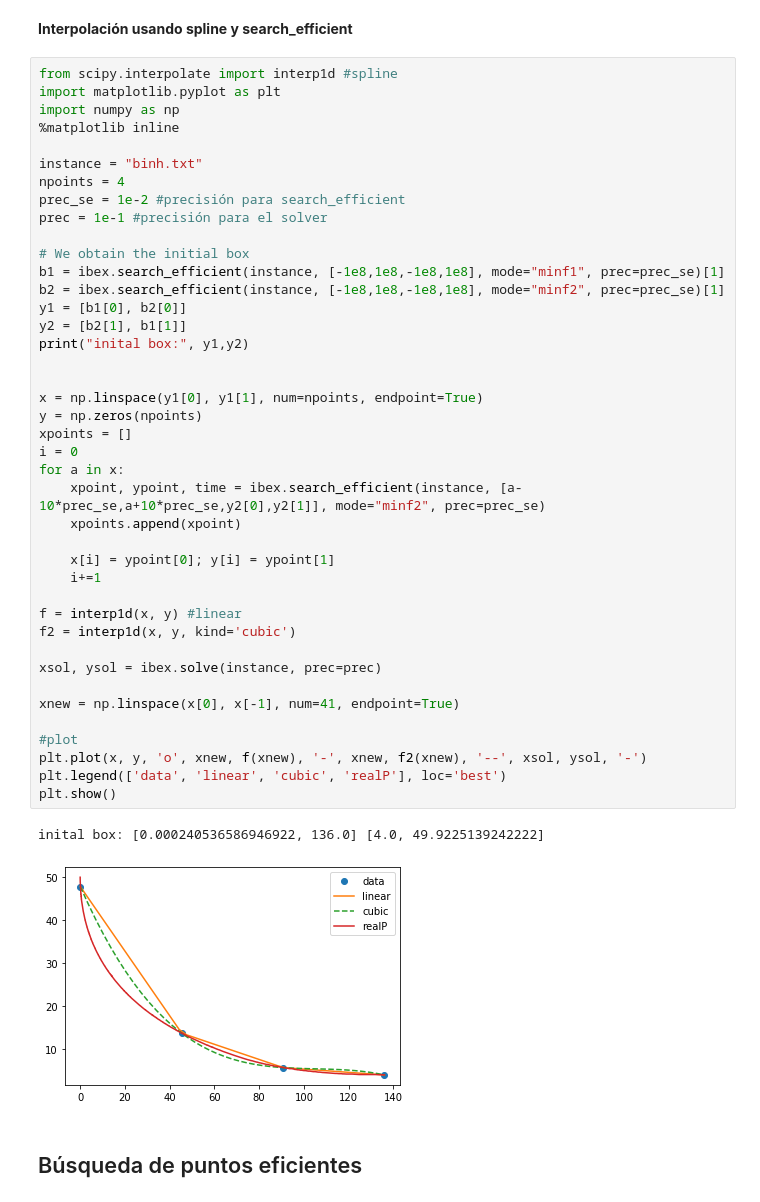
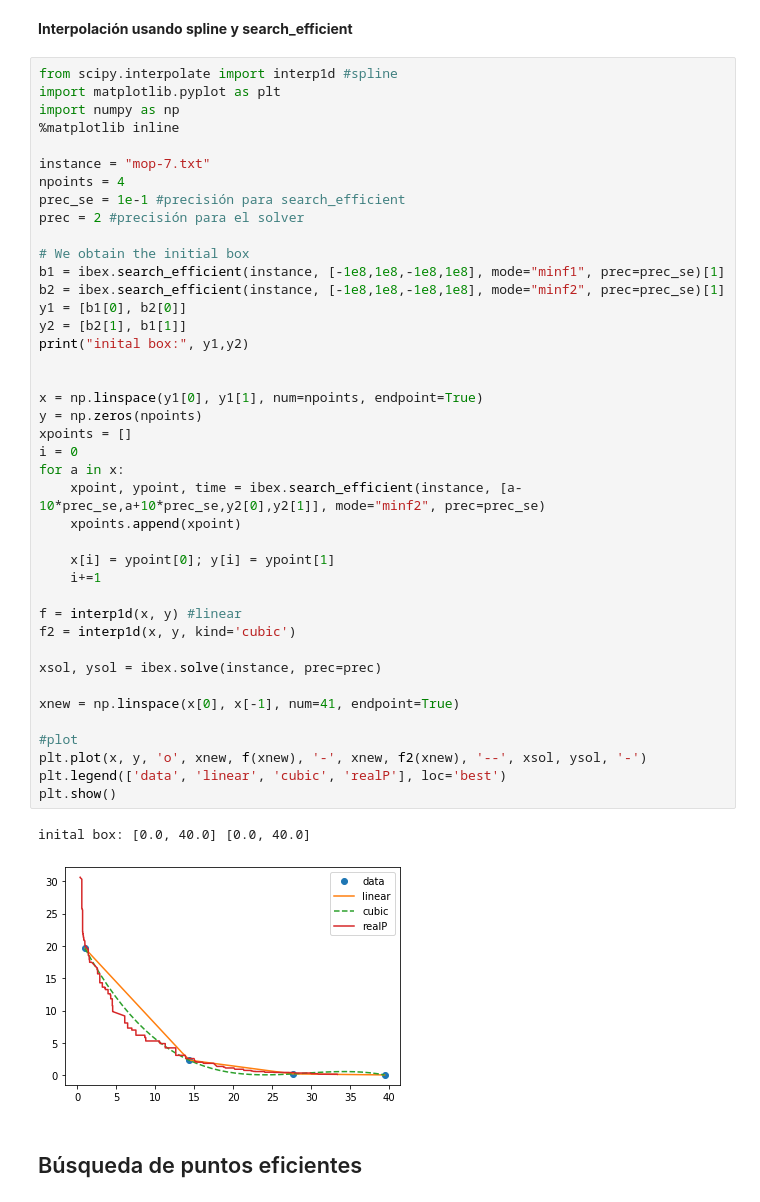
Before and after one commit to INFPUCV/ibex-lib, a Jupyter notebook: jupyter_notebooks/search_efficient.ipynb, the cells around one changed output. Drawn from its saved outputs; the diff is of its cells as text.

```diff
--- a/jupyter_notebooks/search_efficient.ipynb
+++ b/jupyter_notebooks/search_efficient.ipynb
@@ -19,44 +38,44 @@ import matplotlib.pyplot as plt
 import numpy as np
 %matplotlib inline
 
-instance = "binh.txt"
+instance = "mop-7.txt"
 npoints = 4
-prec_se = 1e-2 #precisión para search_efficient
-prec = 1e-1 #precisión para el solver
+prec_se = 1e-1 #precisión para search_efficient
+prec = 2 #precisión para el solver
 
 # We obtain the initial box
 b1 = ibex.search_efficient(instance, [-1e8,1e8,-1e8,1e8], mode="minf1", prec=prec_se)[1]
 b2 = ibex.search_efficient(instance, [-1e8,1e8,-1e8,1e8], mode="minf2", prec=prec_se)[1]
 y1 = [b1[0], b2[0]]
 y2 = [b2[1], b1[1]]
 print("inital box:", y1,y2)
 
 
 x = np.linspace(y1[0], y1[1], num=npoints, endpoint=True)
 y = np.zeros(npoints)
 xpoints = []
 i = 0
 for a in x:
     xpoint, ypoint, time = ibex.search_efficient(instance, [a-10*prec_se,a+10*prec_se,y2[0],y2[1]], mode="minf2", prec=prec_se)
     xpoints.append(xpoint)
 
     x[i] = ypoint[0]; y[i] = ypoint[1]
     i+=1
 
 f = interp1d(x, y) #linear
 f2 = interp1d(x, y, kind='cubic')
 
 xsol, ysol = ibex.solve(instance, prec=prec)
 
 xnew = np.linspace(x[0], x[-1], num=41, endpoint=True)
 
 #plot
 plt.plot(x, y, 'o', xnew, f(xnew), '-', xnew, f2(xnew), '--', xsol, ysol, '-')
 plt.legend(['data', 'linear', 'cubic', 'realP'], loc='best')
 plt.show()
 # %% [output]
-inital box: [0.000240536586946922, 136.0] [4.0, 49.9225139242222]
+inital box: [0.0, 40.0] [0.0, 40.0]
-[figure, old version]
+[figure, new version]
 # %% [markdown]
 Búsqueda de puntos eficientes
 --
```
Also changed, not shown: parts of 6 cells of this notebook, 1 other file.
